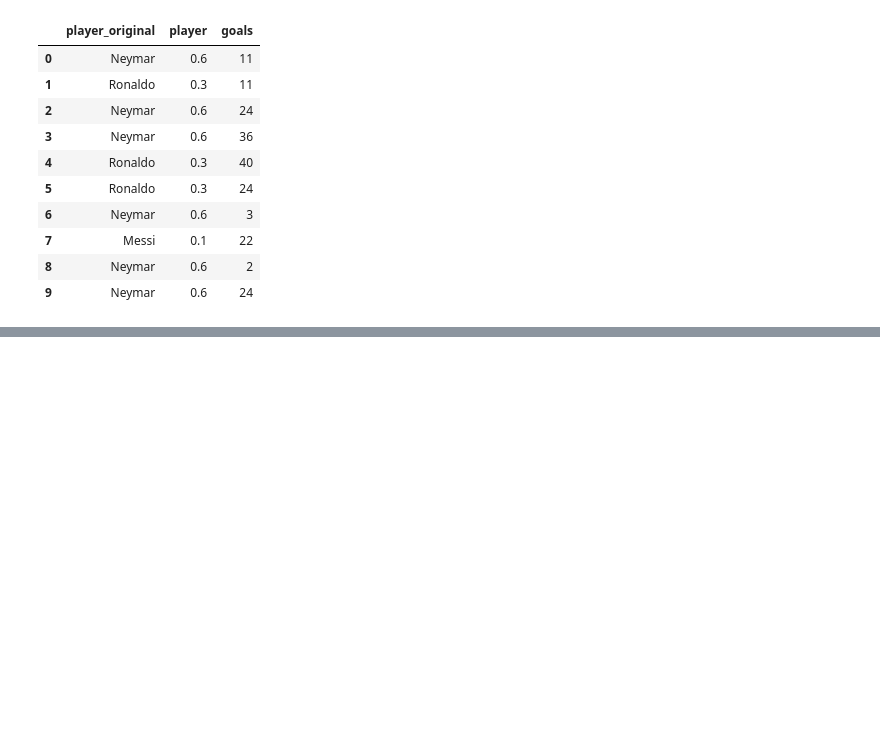
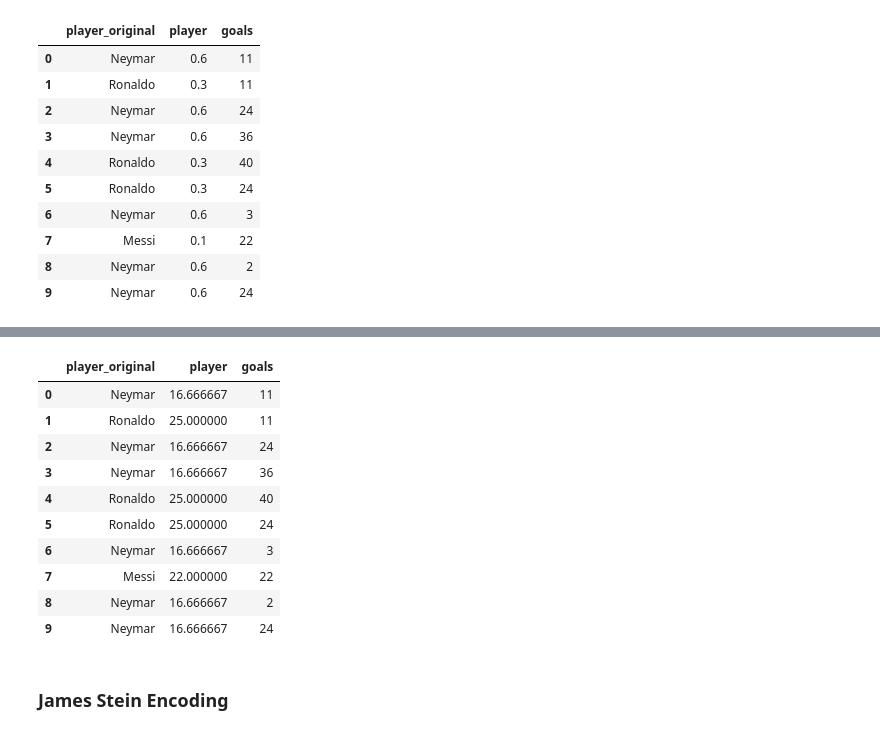
Before and after one commit to AlisterLuiz/Encodings-101, a Jupyter notebook: encodings_101.ipynb, the cells around one changed output, grey strips where cells are left out. Cells and saved outputs as stored; diff of their text form; code cells hidden in the pictures; blank space fills up the shorter version.

```diff
--- a/encodings_101.ipynb
+++ b/encodings_101.ipynb
@@ -191,0 +265,26 @@ df_encoded
+# %%
+# Reset DataFrame
+df_encoded = pd.DataFrame(None)
+df_encoded.loc[:, "player"] = pd.DataFrame(df.groupby("player")["goals"].transform("mean"))
+# %%
+df_encoded['goals'] = df['goals']
+df_encoded['player_original'] = df['player']
+# %%
+# Reorder Elements
+df_encoded = df_encoded[['player_original', *df_encoded.columns[:-1]]]
+# %%
+df_encoded
+# %% [output]
+|  | player_original | player | goals |
+| 0 | Neymar | 16.666667 | 11 |
+| 1 | Ronaldo | 25.000000 | 11 |
+| 2 | Neymar | 16.666667 | 24 |
+| 3 | Neymar | 16.666667 | 36 |
+| 4 | Ronaldo | 25.000000 | 40 |
+| 5 | Ronaldo | 25.000000 | 24 |
+| 6 | Neymar | 16.666667 | 3 |
+| 7 | Messi | 22.000000 | 22 |
+| 8 | Neymar | 16.666667 | 2 |
+| 9 | Neymar | 16.666667 | 24 |
+# %% [markdown]
+### James Stein Encoding
```
Also changed, not shown: parts of 30 cells of this notebook.
